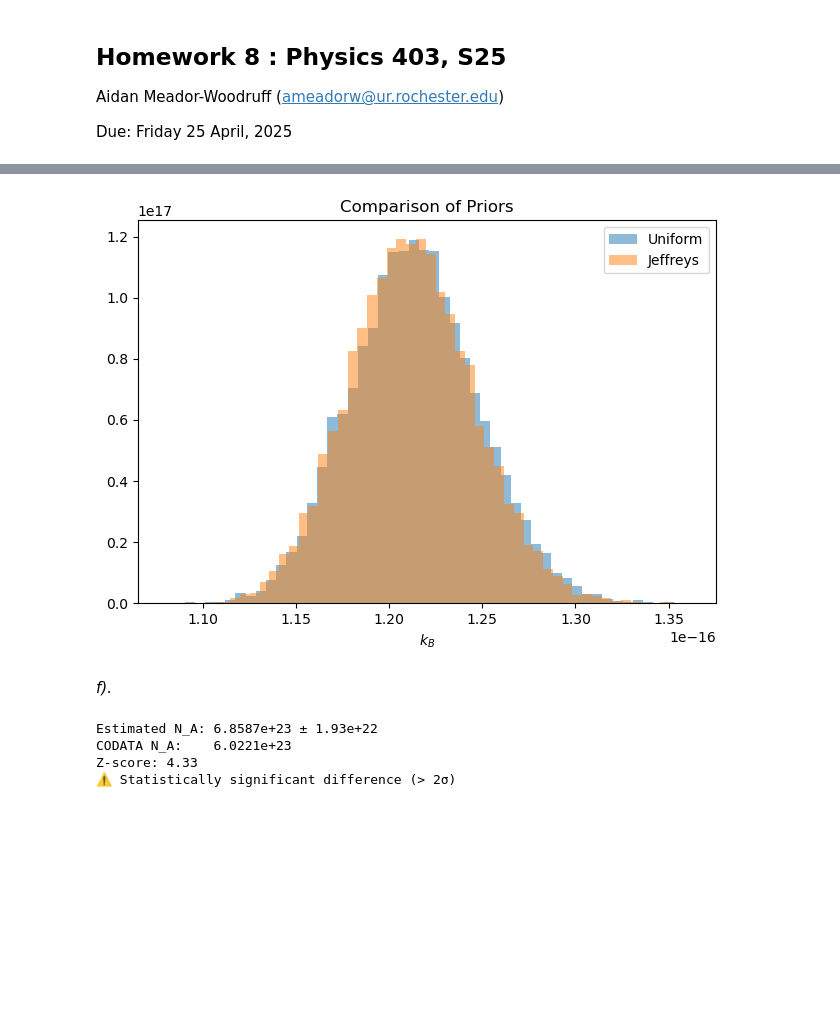
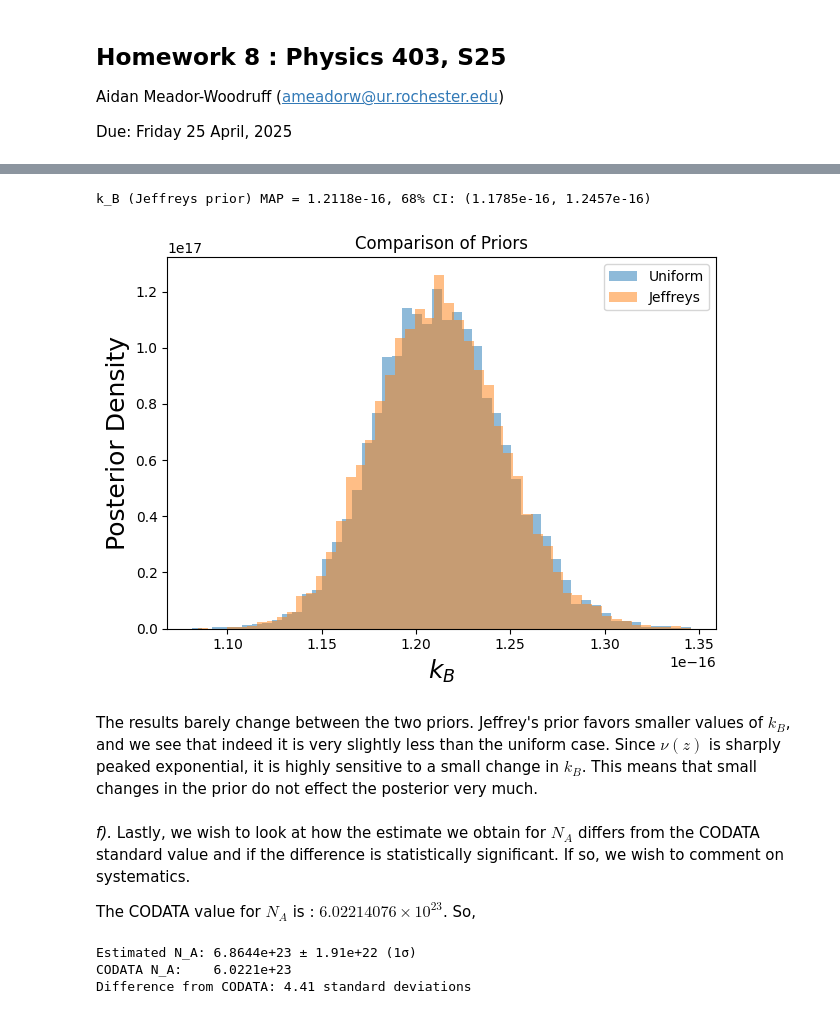
Before and after one commit to aidanwmw/PHYS403, a Jupyter notebook: homework/hw8.ipynb, the cells around one changed output, grey strips where cells are left out. Saved outputs shown, nothing was run; the diff lists cells and outputs as text; code cells hidden in the pictures; blank space fills up the shorter version.

```diff
--- a/homework/hw8.ipynb
+++ b/homework/hw8.ipynb
@@ -157,10 +242,14 @@ N_A = 6.857e+23 (+2.0e+22, -1.9e+22)
 # %%
+# 2e: Jeffrey's Prior
+
+## Define the ln prior for Jeffrey's.
 def log_prior_jeffreys(theta):
     nu0, kB = theta
     if 1000 < nu0 < 3000 and 1e-17 < kB < 5e-16:
         return -np.log(kB)
     return -np.inf
 
+## Redefine the log posterior for uniform in eta and Jeffrey in kB.
 def log_posterior_jeffreys(theta):
     return log_prior_jeffreys(theta) + log_likelihood(theta)
 
@@ -168,34 +257,46 @@ sampler_jeff = emcee.EnsembleSampler(nwalkers, ndim, log_posterior_jeffreys)
 sampler_jeff.run_mcmc(p0, nsteps, progress=True)
 
 flat_samples_jeff = sampler_jeff.get_chain(discard=burnin, thin=thin, flat=True)
+
+## Print the MAP and CIs
+kB_jeff = flat_samples_jeff[:, 1]
+q16, q50, q84 = np.percentile(kB_jeff, [16, 50, 84])
+print(f"k_B (Jeffreys prior) MAP = {q50:.4e}, 68% CI: ({q16:.4e}, {q84:.4e})")
+# %% [output]
+k_B (Jeffreys prior) MAP = 1.2118e-16, 68% CI: (1.1785e-16, 1.2457e-16)
 # %%
+## Plot the two different posteriors for each prior
+
 plt.hist(flat_samples[:, 1], bins=50, density=True, alpha=0.5, label="Uniform")
 plt.hist(flat_samples_jeff[:, 1], bins=50, density=True, alpha=0.5, label="Jeffreys")
-plt.xlabel(r"$k_B$")
+plt.xlabel(r"$k_B$",fontsize=18)
+plt.ylabel(r"Posterior Density",fontsize=18)
 plt.title("Comparison of Priors")
 plt.legend()
 plt.tight_layout()
 plt.show()
 # %% [output]
-[figure, old version]
+[figure, new version]
+# %% [markdown]
+The results barely change between the two priors. Jeffrey's prior favors smaller values of $k_B$, and we see that indeed it is very slightly less than the uniform case. Since $\nu(z)$ is sharply peaked exponential, it is highly sensitive to a small change in $k_B$. This means that small changes in the prior do not effect the posterior very much.
 # %% [markdown]
-*f).*
+*f).* Lastly, we wish to look at how the estimate we obtain for $N_A$ differs from the CODATA standard value and if the difference is statistically significant. If so, we wish to comment on systematics.
+
+The CODATA value for $N_A$ is : $6.02214076\times 10^{23}$. So,
 # %%
+# 2f: Comparison to CODATA for N_A.
+
 NA_codata = 6.02214076e23
 NA_mean = np.mean(NA_samples)
 NA_std = np.std(NA_samples)
-z_score = abs(NA_mean - NA_codata) / NA_std
 
-print(f"Estimated N_A: {NA_mean:.4e} ± {NA_std:.2e}")
+## Convert difference to sigma
+n_sigma = abs(NA_mean - NA_codata) / NA_std
+
+print(f"Estimated N_A: {NA_mean:.4e} ± {NA_std:.2e} (1σ)")
 print(f"CODATA N_A:    {NA_codata:.4e}")
-print(f"Z-score: {z_score:.2f}")
-
-if z_score < 2:
-    print("✅ Not statistically significant (within 2σ)")
-else:
-    print("⚠️ Statistically significant difference (> 2σ)")
+print(f"Difference from CODATA: {n_sigma:.2f} standard deviations")
 # %% [output]
-Estimated N_A: 6.8587e+23 ± 1.93e+22
+Estimated N_A: 6.8644e+23 ± 1.91e+22 (1σ)
 CODATA N_A:    6.0221e+23
-Z-score: 4.33
-⚠️ Statistically significant difference (> 2σ)
+Difference from CODATA: 4.41 standard deviations
```
Also changed, not shown: parts of 13 cells of this notebook.
